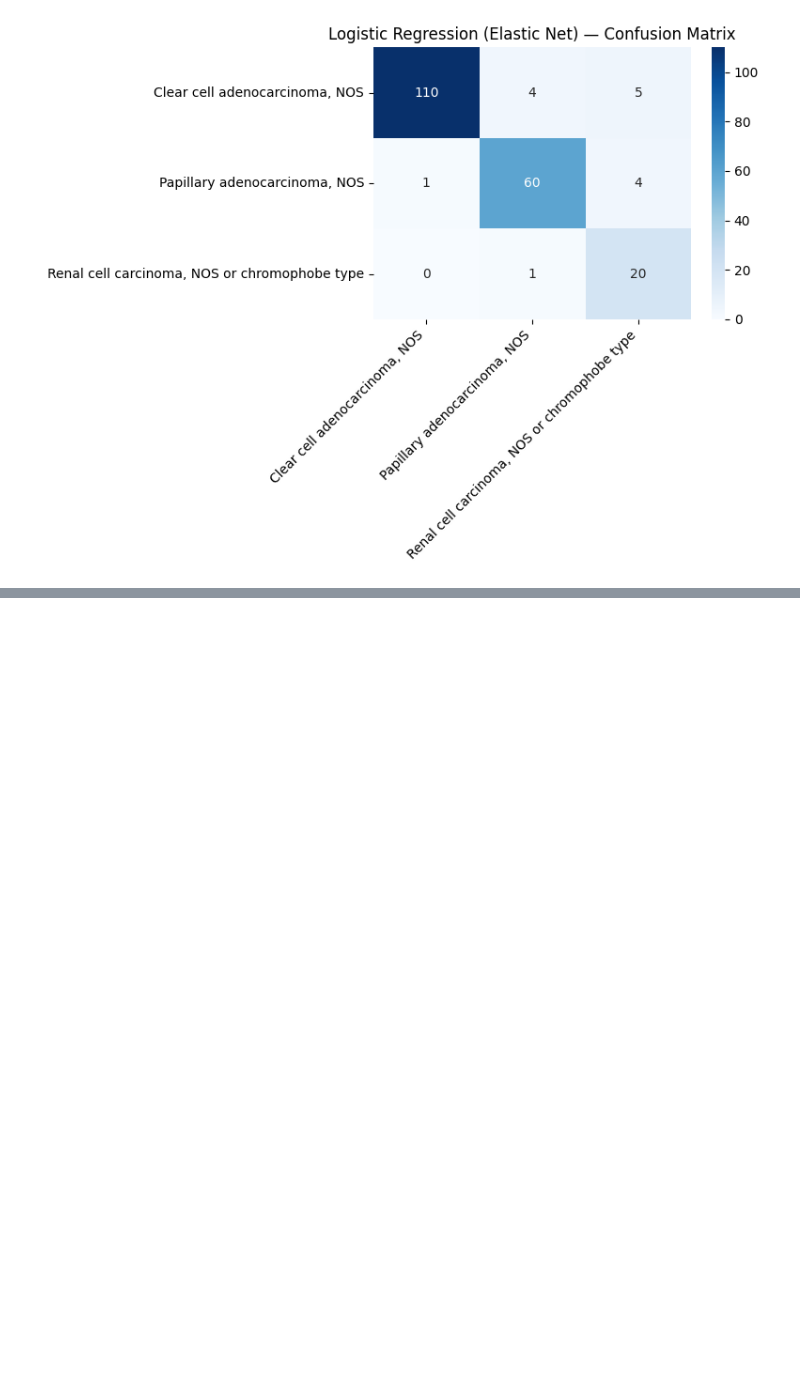
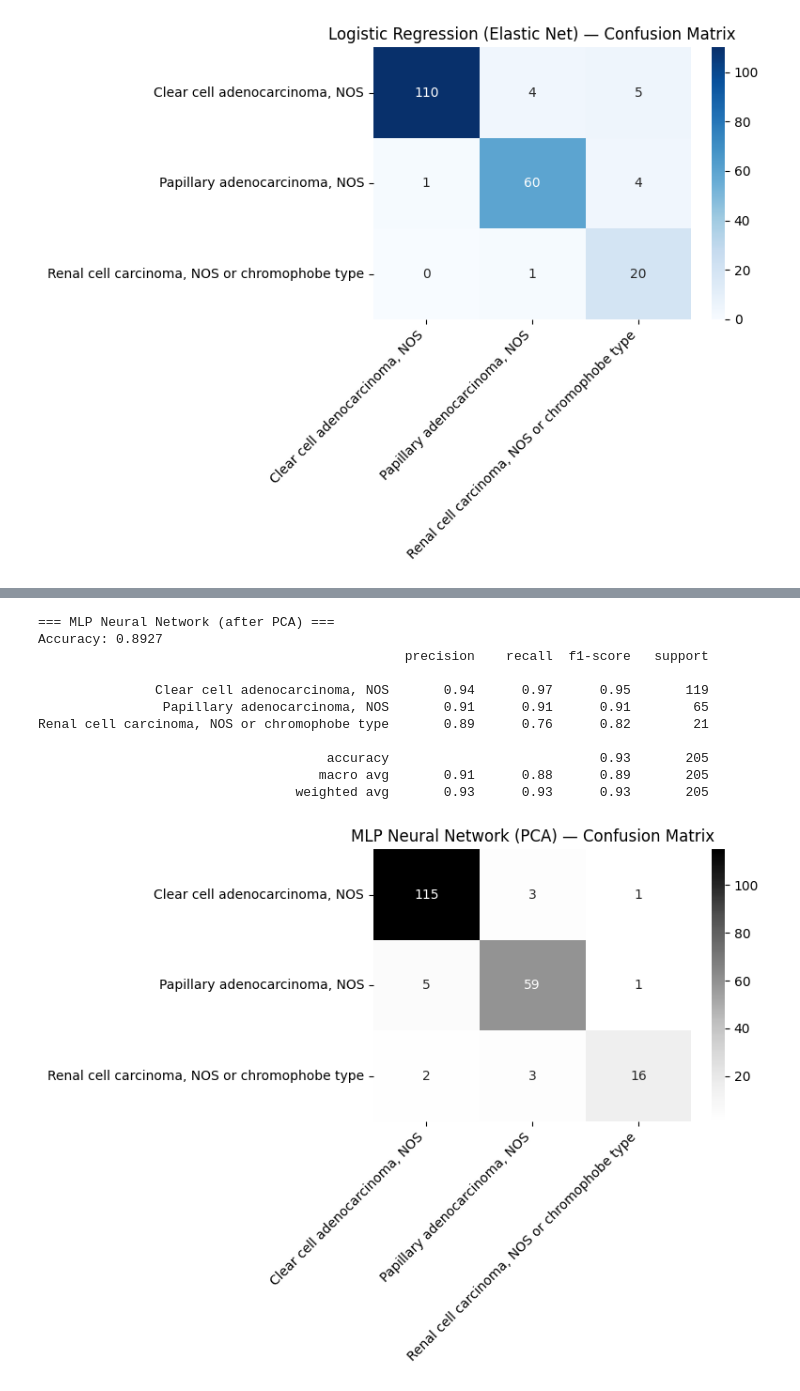
Before and after one commit to LUC-ML-Kidney/Kidney_MachineLearning, a Jupyter notebook: Final.ipynb, the cells around one changed output, grey strips where cells are left out. Drawn from its saved outputs; the diff is of its cells as text; code cells hidden in the pictures; blank space fills up the shorter version.

```diff
--- a/Final.ipynb
+++ b/Final.ipynb
@@ -144,10 +146,16 @@ X_train, X_test, y_train, y_test = train_test_split(
     stratify=y          # preserves subtype proportions in both splits
 )
 
+# Linearly scales the data
 scaler = StandardScaler()
 X_train_scaled = scaler.fit_transform(X_train)  # fit ONLY on train
 X_test_scaled = scaler.transform(X_test)         # transform test using train's parameters
 
+# PCA scales the data
+pca = PCA(random_state=42)
+X_train_pca = pca.fit_transform(X_train_scaled)   # fit ONLY on train
+X_test_pca  = pca.transform(X_test_scaled)         # transform test using train's PCA
+
 print(f"\nX_train: {X_train.shape}, X_test: {X_test.shape}")
 print(f"y_train: {y_train.shape}, y_test: {y_test.shape}")
 # %% [output]
@@ -257,2 +304,43 @@ Renal cell carcinoma, NOS or chromophobe type       0.69      0.95      0.80
 # %%
 # Model 8: MLP after PCA dimensionality reduction
+# ── Multi-Level Perceptron ─────────────────────────────────────────────────────────────
+mlp = MLPClassifier(
+    hidden_layer_sizes=(128, 64),   # two hidden layers
+    activation='relu',
+    solver='adam',
+    alpha=0.001,                    # L2 regularization
+    max_iter=1000,
+    random_state=42
+)
+
+mlp.fit(X_train_pca, y_train)
+y_pred_mlp = mlp.predict(X_test_pca)
+
+# ── METRICS ──────────────────────────────────────────────────────────────────
+print("=== MLP Neural Network (after PCA) ===")
+print(f"Accuracy: {accuracy_score(y_test, y_pred_rbf):.4f}")
+print(classification_report(y_test, y_pred_mlp, target_names=le.classes_))
+
+
+cm_mlp = confusion_matrix(y_test, y_pred_mlp)
+plt.figure(figsize=(8, 6))
+sns.heatmap(cm_mlp, annot=True, fmt='d', cmap='Greys',
+            xticklabels=le.classes_, yticklabels=le.classes_)
+plt.title('MLP Neural Network (PCA) — Confusion Matrix')
+plt.xticks(rotation=45, ha='right')
+plt.yticks(rotation=0)
+plt.tight_layout()
+plt.show()
+# %% [output]
+=== MLP Neural Network (after PCA) ===
+Accuracy: 0.8927
+                                               precision    recall  f1-score   support
+
+               Clear cell adenocarcinoma, NOS       0.94      0.97      0.95       119
+                Papillary adenocarcinoma, NOS       0.91      0.91      0.91        65
+Renal cell carcinoma, NOS or chromophobe type       0.89      0.76      0.82        21
+
+                                     accuracy                           0.93       205
+                                    macro avg       0.91      0.88      0.89       205
+                                 weighted avg       0.93      0.93      0.93       205
+[figure, added]
```
Also changed, not shown: parts of 4 cells of this notebook.
